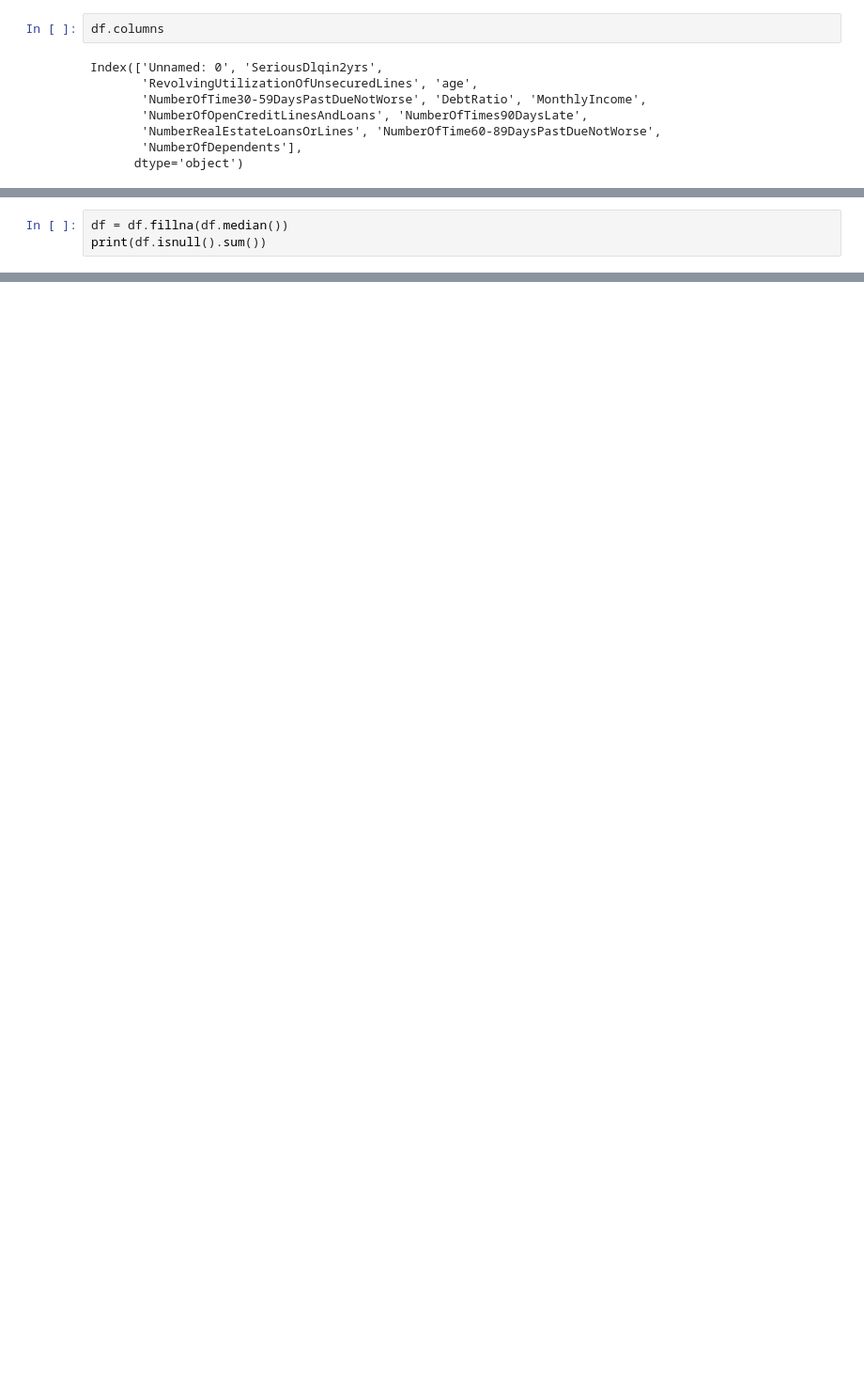
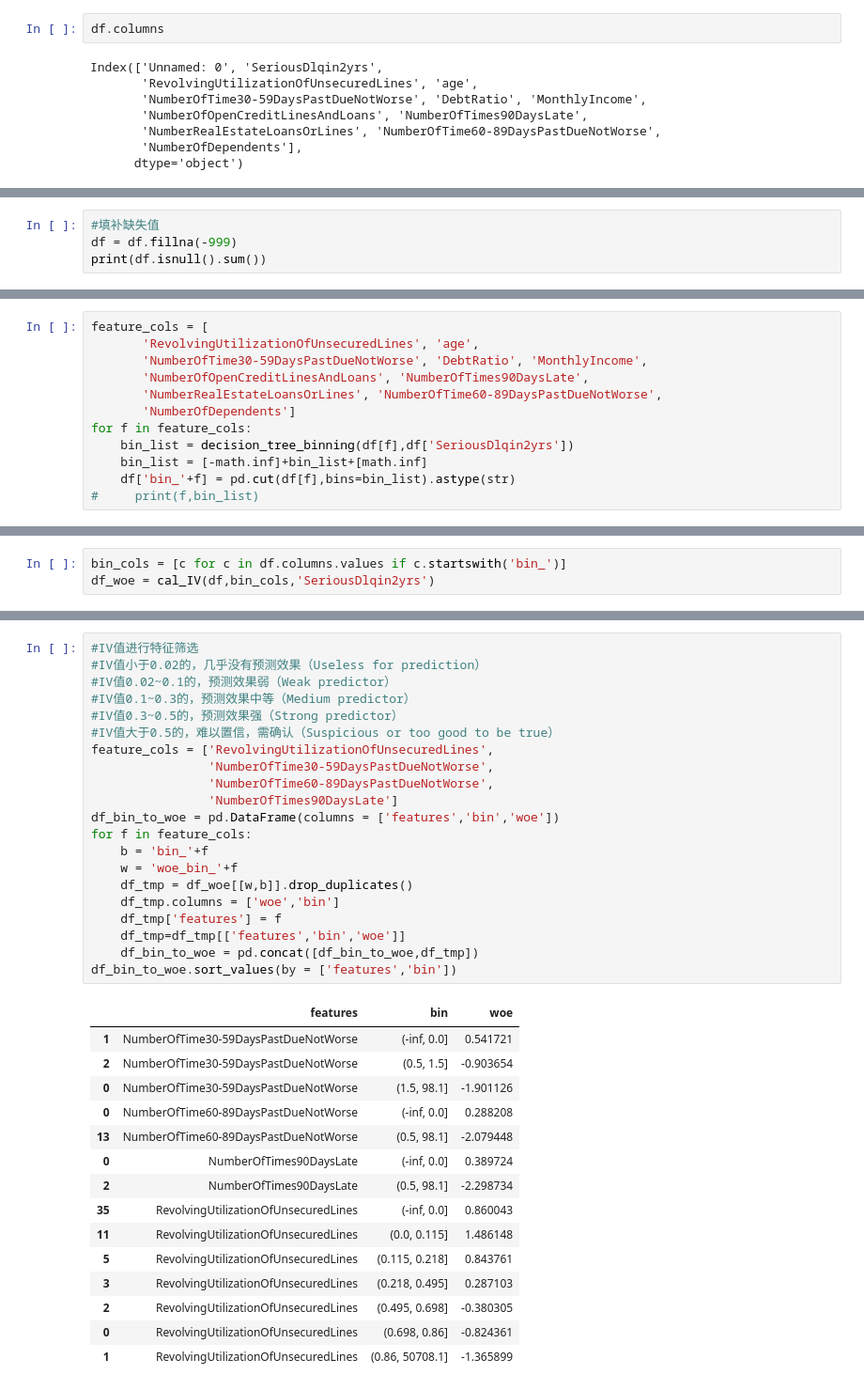
Before and after one commit to ChungChinKei/Model_Demo, a Jupyter notebook: lr_woe.ipynb, the cells around one changed output, grey strips where cells are left out. Shown: that part at 94% size. Saved outputs shown, nothing was run; the diff lists cells and outputs as text; blank space fills up the shorter version.

```diff
--- a/lr_woe.ipynb
+++ b/lr_woe.ipynb
@@ -83,3 +87,0 @@ dtype: int64
-# %%
-df = df.fillna(df.median())
-print(df.isnull().sum())
@@ -409,0 +105,4 @@ calculate_score_with_card(bad_sample,score_card,A)
+# %%
+#填补缺失值
+df = df.fillna(-999)
+print(df.isnull().sum())
@@ -409,0 +184,12 @@ calculate_score_with_card(bad_sample,score_card,A)
+# %%
+feature_cols = [
+       'RevolvingUtilizationOfUnsecuredLines', 'age',
+       'NumberOfTime30-59DaysPastDueNotWorse', 'DebtRatio', 'MonthlyIncome',
+       'NumberOfOpenCreditLinesAndLoans', 'NumberOfTimes90DaysLate',
+       'NumberRealEstateLoansOrLines', 'NumberOfTime60-89DaysPastDueNotWorse',
+       'NumberOfDependents']
+for f in feature_cols:
+    bin_list = decision_tree_binning(df[f],df['SeriousDlqin2yrs'])
+    bin_list = [-math.inf]+bin_list+[math.inf]
+    df['bin_'+f] = pd.cut(df[f],bins=bin_list).astype(str)
+#     print(f,bin_list)
@@ -409,0 +227,3 @@ calculate_score_with_card(bad_sample,score_card,A)
+# %%
+bin_cols = [c for c in df.columns.values if c.startswith('bin_')]
+df_woe = cal_IV(df,bin_cols,'SeriousDlqin2yrs')
@@ -409,0 +241,37 @@ calculate_score_with_card(bad_sample,score_card,A)
+# %%
+#IV值进行特征筛选
+#IV值小于0.02的，几乎没有预测效果（Useless for prediction）
+#IV值0.02~0.1的，预测效果弱（Weak predictor）
+#IV值0.1~0.3的，预测效果中等（Medium predictor）
+#IV值0.3~0.5的，预测效果强（Strong predictor）
+#IV值大于0.5的，难以置信，需确认（Suspicious or too good to be true）
+feature_cols = ['RevolvingUtilizationOfUnsecuredLines',
+                'NumberOfTime30-59DaysPastDueNotWorse',
+                'NumberOfTime60-89DaysPastDueNotWorse',
+                'NumberOfTimes90DaysLate']
+df_bin_to_woe = pd.DataFrame(columns = ['features','bin','woe'])
+for f in feature_cols:
+    b = 'bin_'+f
+    w = 'woe_bin_'+f
+    df_tmp = df_woe[[w,b]].drop_duplicates()
+    df_tmp.columns = ['woe','bin']
+    df_tmp['features'] = f
+    df_tmp=df_tmp[['features','bin','woe']]
+    df_bin_to_woe = pd.concat([df_bin_to_woe,df_tmp])
+df_bin_to_woe.sort_values(by = ['features','bin'])
+# %% [output]
+|  | features | bin | woe |
+| 1 | NumberOfTime30-59DaysPastDueNotWorse | (-inf, 0.0] | 0.541721 |
+| 2 | NumberOfTime30-59DaysPastDueNotWorse | (0.5, 1.5] | -0.903654 |
+| 0 | NumberOfTime30-59DaysPastDueNotWorse | (1.5, 98.1] | -1.901126 |
+| 0 | NumberOfTime60-89DaysPastDueNotWorse | (-inf, 0.0] | 0.288208 |
+| 13 | NumberOfTime60-89DaysPastDueNotWorse | (0.5, 98.1] | -2.079448 |
+| 0 | NumberOfTimes90DaysLate | (-inf, 0.0] | 0.389724 |
+| 2 | NumberOfTimes90DaysLate | (0.5, 98.1] | -2.298734 |
+| 35 | RevolvingUtilizationOfUnsecuredLines | (-inf, 0.0] | 0.860043 |
+| 11 | RevolvingUtilizationOfUnsecuredLines | (0.0, 0.115] | 1.486148 |
+| 5 | RevolvingUtilizationOfUnsecuredLines | (0.115, 0.218] | 0.843761 |
+| 3 | RevolvingUtilizationOfUnsecuredLines | (0.218, 0.495] | 0.287103 |
+| 2 | RevolvingUtilizationOfUnsecuredLines | (0.495, 0.698] | -0.380305 |
+| 0 | RevolvingUtilizationOfUnsecuredLines | (0.698, 0.86] | -0.824361 |
+| 1 | RevolvingUtilizationOfUnsecuredLines | (0.86, 50708.1] | -1.365899 |
```
Also changed, not shown: parts of 44 cells of this notebook.
